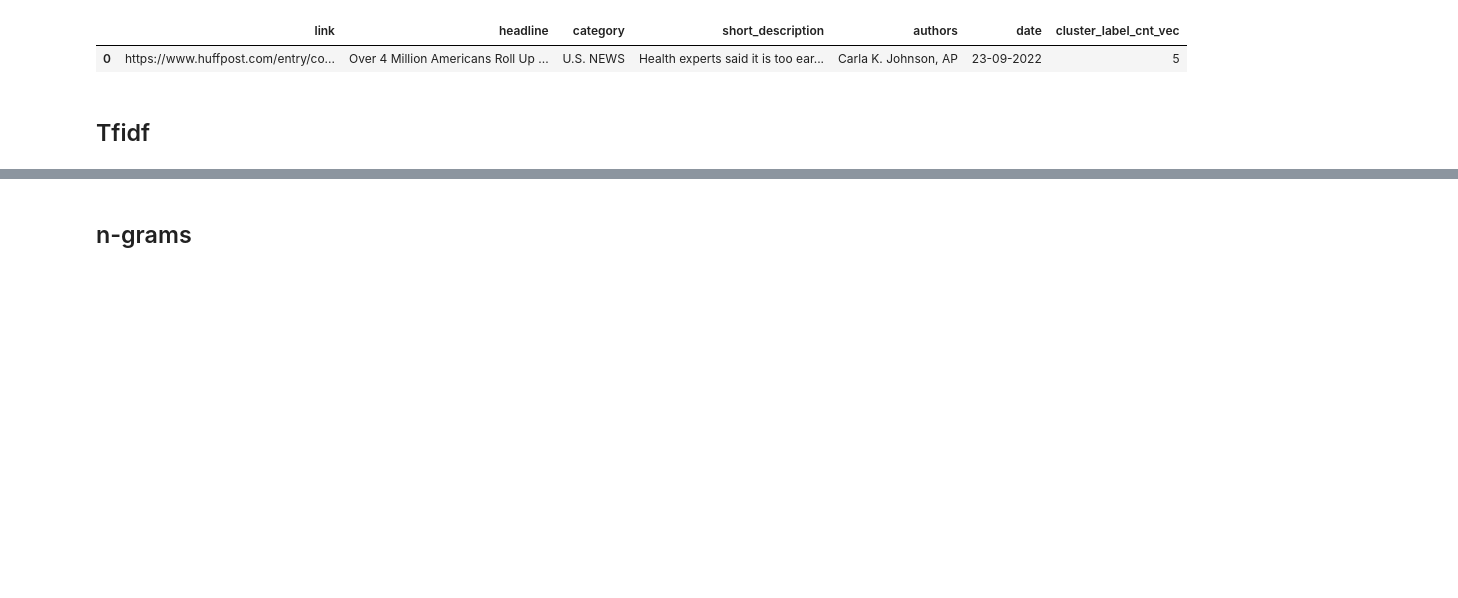
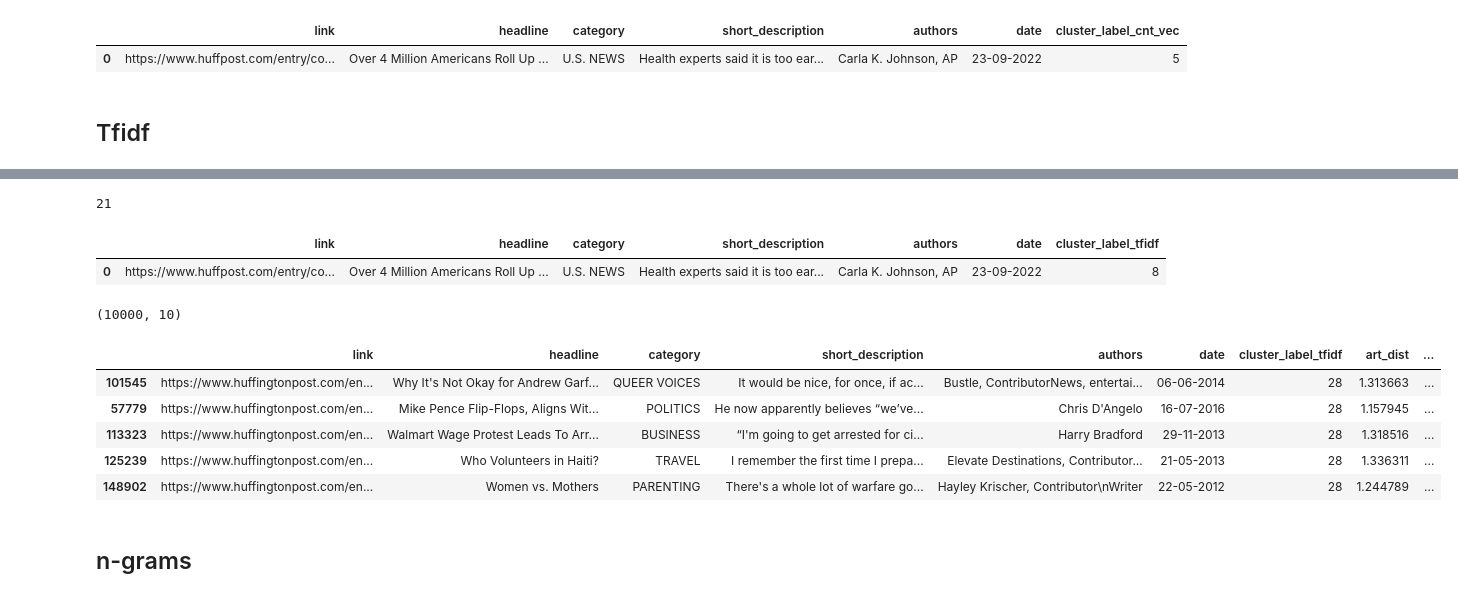
Before and after one commit to tanviHad/Evanhelion, a Jupyter notebook: data pre-processing.ipynb, the cells around one changed output, grey strips where cells are left out. Saved outputs shown, nothing was run; the diff lists cells and outputs as text; code cells hidden in the pictures; blank space fills up the shorter version.

Commit message:
add reading_records

```diff
--- a/data pre-processing.ipynb
+++ b/data pre-processing.ipynb
@@ -179,0 +297,43 @@ data.head(1)
+# %%
+data.iloc[1].cluster_label_tfidf
+# %% [output]
+21
+# %%
+t = pd.DataFrame(data.iloc[0]).T
+t = pd.concat([t,t])
+t[1:]
+# %% [output]
+|  | link | headline | category | short_description | authors | date | cluster_label_tfidf |
+| 0 | https://www.huffpost.com/entry/co... | Over 4 Million Americans Roll Up ... | U.S. NEWS | Health experts said it is too ear... | Carla K. Johnson, AP | 23-09-2022 | 8 |
+# %%
+for init in init_article:
+    c_tag = data.iloc[init].cluster_label_tfidf
+    sub_sampling_pool = list(data[data.cluster_label_tfidf==c_tag].index)
+    sub_sample_article = random.sample(sub_sampling_pool,sub_sample_num)
+    dist_list = []
+    init_art_vector = vectorized_word_feature[init]
+    for sub_a in sub_sample_article:
+        comp_art_vector = vectorized_word_feature[sub_a]
+        art_dist = sklearn.metrics.pairwise.pairwise_distances(init_art_vector,comp_art_vector)[0][0]
+        dist_list.append(art_dist)
+# %%
+def generate_user_reading_records(init_sample_num,sub_sample_num,data,vectorized_word_feature):
+    sampling_pool = list(data.index)
+    init_article = random.sample(sampling_pool,init_sample_num)
+    records_df = pd.DataFrame(data.iloc[0]).T
+    records_df['art_dist'] = 0
+    records_df['init_art'] = 0
+    for init in init_article:
+        c_tag = data.iloc[init].cluster_label_tfidf
+        sub_sampling_pool = list(data[data.cluster_label_tfidf==c_tag].index)
+        sub_sample_article = random.sample(sub_sampling_pool,sub_sample_num)
+        init_art_vector = vectorized_word_feature[init]
+        for sub_a in sub_sample_article:
+            comp_art_vector = vectorized_word_feature[sub_a]
+            art_dist = sklearn.metrics.pairwise.pairwise_distances(init_art_vector,comp_art_vector)[0][0]
+            records_tmp = pd.DataFrame(data.iloc[sub_a]).T
+            records_tmp['art_dist'] = art_dist
+            records_tmp['init_art'] = init
+            records_df = pd.concat([records_df,records_tmp])
+    records_df = records_df[1:]
+    return records_df
@@ -180,3 +342,24 @@ data.head(1)
+# %%
+user_id = 0
+reading_records = generate_user_reading_records(init_sample_num,sub_sample_num,data,vectorized_word_feature)
+reading_records['user_id'] = user_id
+for id_ in range(100):
+    reading_records_tmp = generate_user_reading_records(init_sample_num,sub_sample_num,data,vectorized_word_feature)
+    reading_records_tmp['user_id'] = id_
+    reading_records = pd.concat([reading_records,reading_records_tmp])
+reading_records = reading_records[100:]
+reading_records.shape
+# %% [output]
+(10000, 10)
+# %%
+reading_records.head()
+# %% [output]
+|  | link | headline | category | short_description | authors | date | cluster_label_tfidf | art_dist | ... |
+| 101545 | https://www.huffingtonpost.com/en... | Why It's Not Okay for Andrew Garf... | QUEER VOICES | It would be nice, for once, if ac... | Bustle, ContributorNews, entertai... | 06-06-2014 | 28 | 1.313663 | ... |
+| 57779 | https://www.huffingtonpost.com/en... | Mike Pence Flip-Flops, Aligns Wit... | POLITICS | He now apparently believes “we’ve... | Chris D'Angelo | 16-07-2016 | 28 | 1.157945 | ... |
+| 113323 | https://www.huffingtonpost.com/en... | Walmart Wage Protest Leads To Arr... | BUSINESS | “I'm going to get arrested for ci... | Harry Bradford | 29-11-2013 | 28 | 1.318516 | ... |
+| 125239 | https://www.huffingtonpost.com/en... | Who Volunteers in Haiti? | TRAVEL | I remember the first time I prepa... | Elevate Destinations, Contributor... | 21-05-2013 | 28 | 1.336311 | ... |
+| 148902 | https://www.huffingtonpost.com/en... | Women vs. Mothers | PARENTING | There's a whole lot of warfare go... | Hayley Krischer, Contributor\nWriter | 22-05-2012 | 28 | 1.244789 | ... |
 # %% [markdown]
 ## n-grams
 # %%
```
Also changed, not shown: parts of 18 cells of this notebook, 2 other files.
